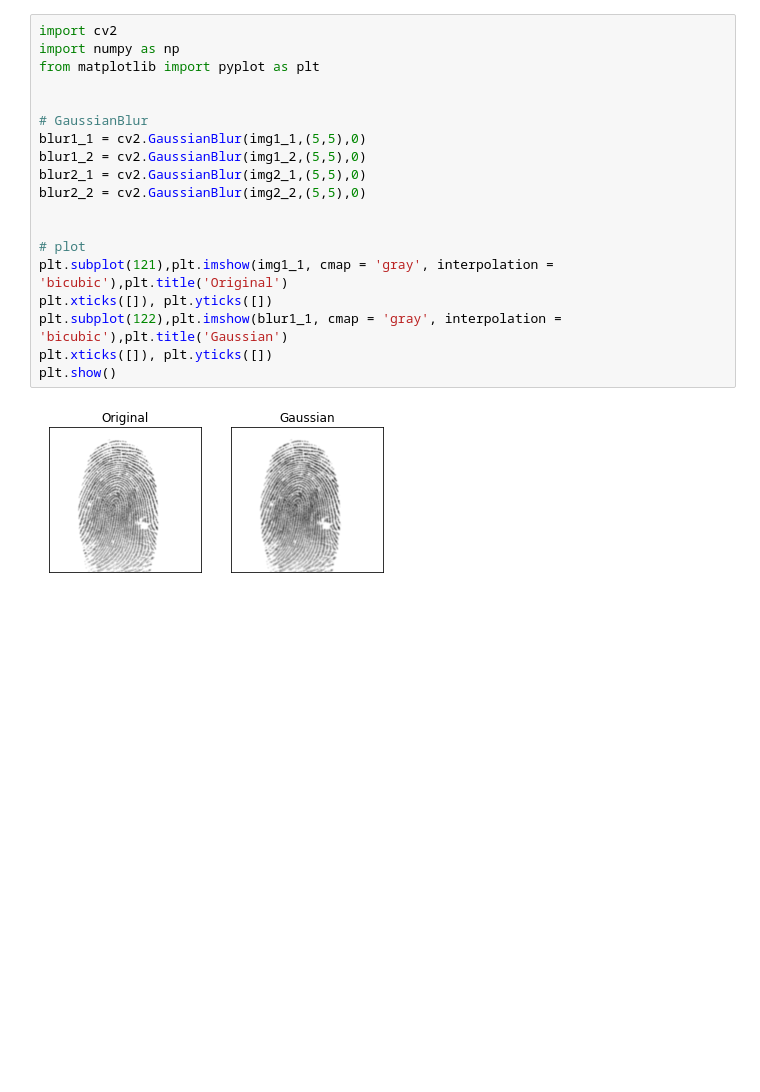
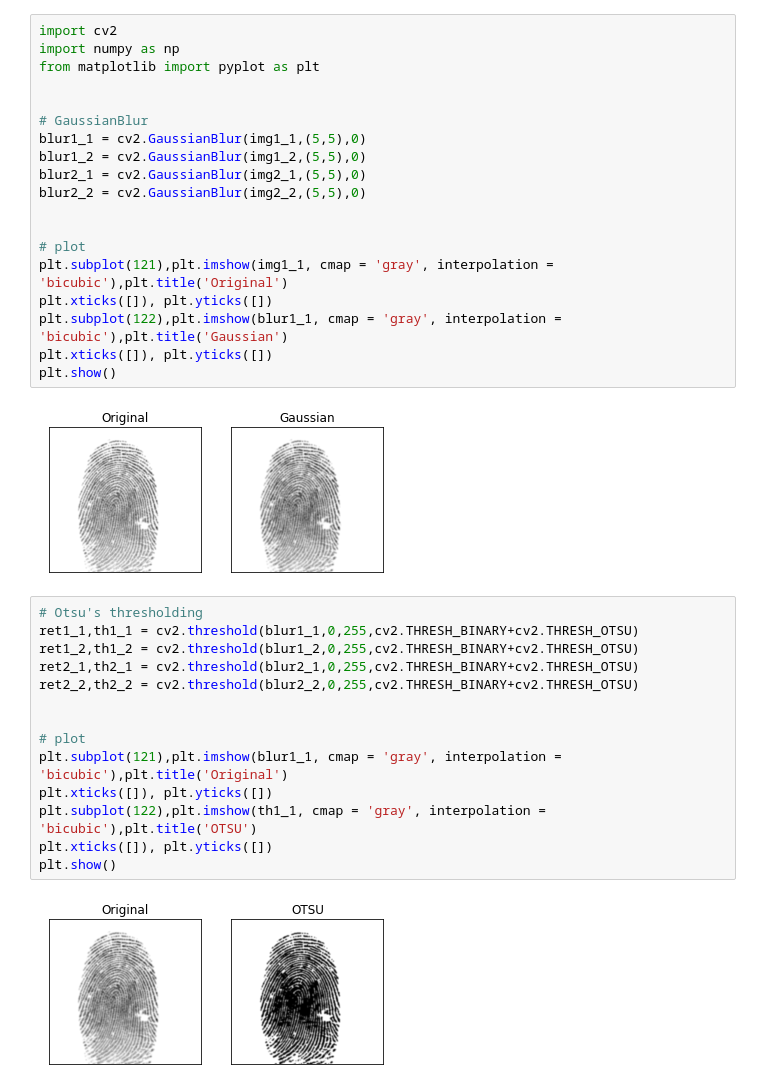
Before and after one commit to ybdesire/machinelearning, a Jupyter notebook: 8_image_process/opencv/fingerprint_identification/fingerprint_identification.ipynb, the cells around one changed output. Cells and saved outputs as stored; diff of their text form; blank space fills up the shorter version.

Commit message:
otsu thresholding.

```diff
--- a/8_image_process/opencv/fingerprint_identification/fingerprint_identification.ipynb
+++ b/8_image_process/opencv/fingerprint_identification/fingerprint_identification.ipynb
@@ -38,3 +38,19 @@ plt.xticks([]), plt.yticks([])
 plt.show()
 # %% [output]
 [figure]
+# %%
+# Otsu's thresholding
+ret1_1,th1_1 = cv2.threshold(blur1_1,0,255,cv2.THRESH_BINARY+cv2.THRESH_OTSU)
+ret1_2,th1_2 = cv2.threshold(blur1_2,0,255,cv2.THRESH_BINARY+cv2.THRESH_OTSU)
+ret2_1,th2_1 = cv2.threshold(blur2_1,0,255,cv2.THRESH_BINARY+cv2.THRESH_OTSU)
+ret2_2,th2_2 = cv2.threshold(blur2_2,0,255,cv2.THRESH_BINARY+cv2.THRESH_OTSU)
+
+
+# plot
+plt.subplot(121),plt.imshow(blur1_1, cmap = 'gray', interpolation = 'bicubic'),plt.title('Original')
+plt.xticks([]), plt.yticks([])
+plt.subplot(122),plt.imshow(th1_1, cmap = 'gray', interpolation = 'bicubic'),plt.title('OTSU')
+plt.xticks([]), plt.yticks([])
+plt.show()
+# %% [output]
+[figure, added]
```
